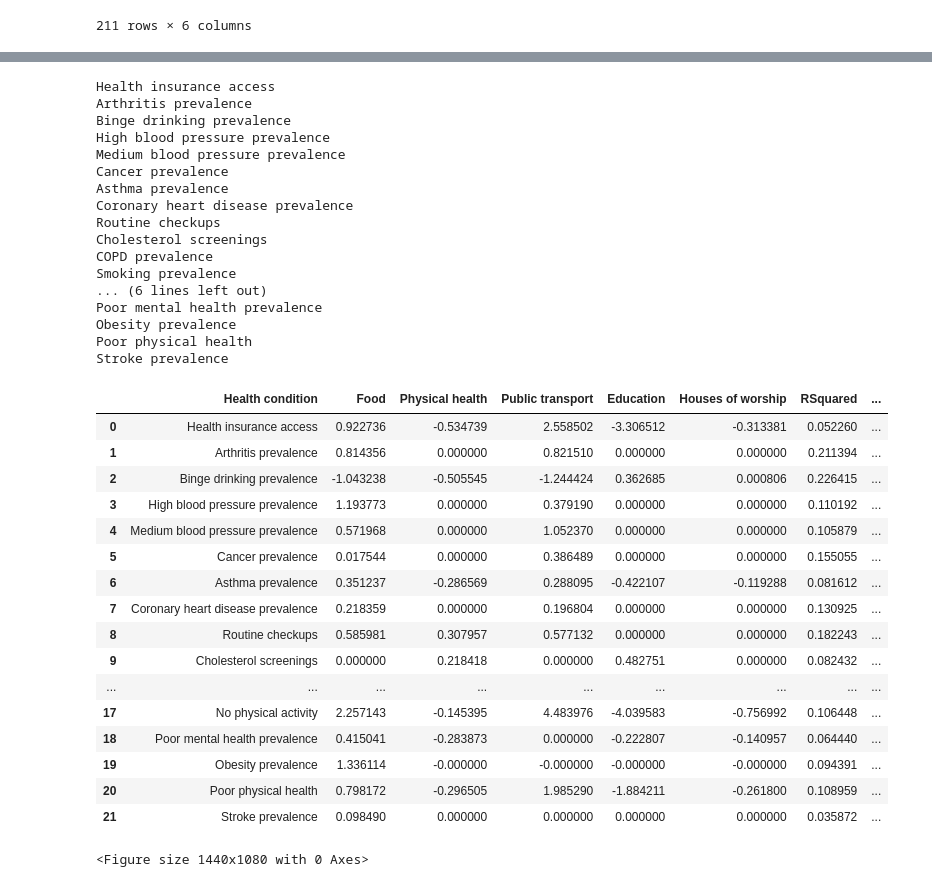
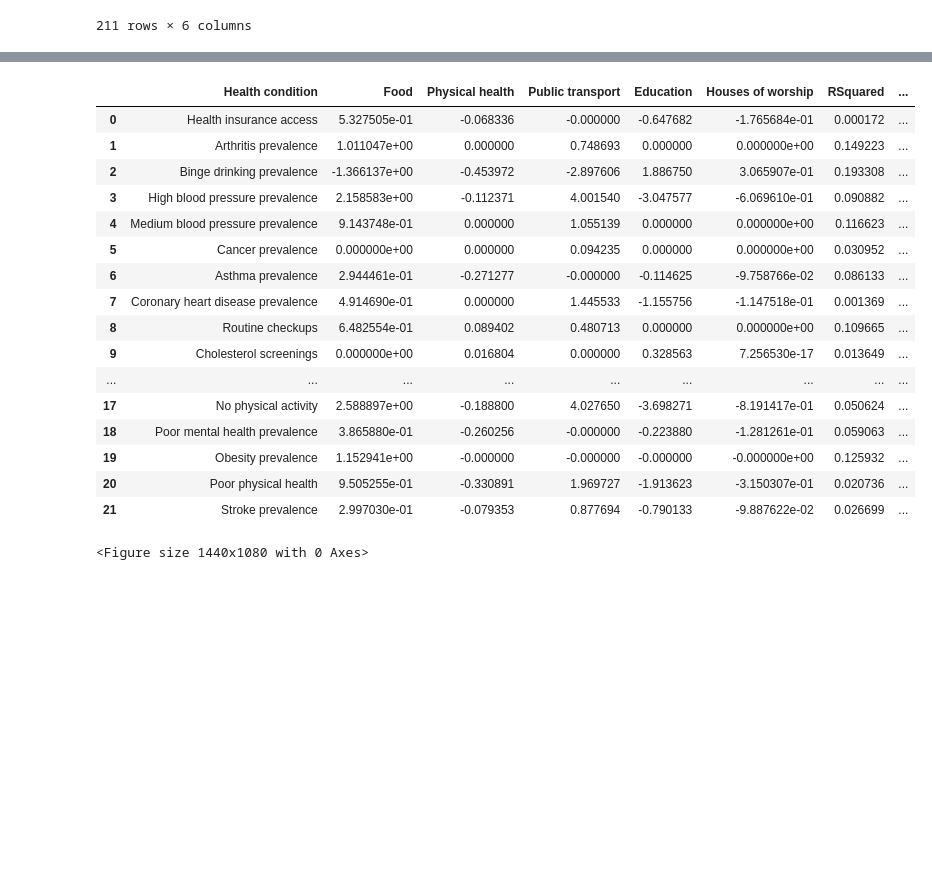
Before and after one commit to williamdwatson/cse6242_group_project, a Jupyter notebook: notebooks/ZTCA5 Data Aggregation and Regression.ipynb, the cells around one changed output, grey strips where cells are left out. Cells and saved outputs as stored; diff of their text form; code cells hidden in the pictures; blank space fills up the shorter version.

```diff
--- a/notebooks/ZTCA5 Data Aggregation and Regression.ipynb
+++ b/notebooks/ZTCA5 Data Aggregation and Regression.ipynb
@@ -199,69 +185,52 @@ for c in nyc_health.columns:
 
         X_train, X_test, y_train, y_test = train_test_split(xscale,
                                                     y,
-                                                    test_size=0.25,
+                                                    test_size=0.3,
                                                     random_state=42)
 
         #l1 ratio is from suggested values in ElasticNetCV documentation
         lasso_cv = LassoCV(cv = 5, normalize=True).fit(X_train,y_train)
 
         alpha = lasso_cv.alpha_
         alphas.append(alpha)
 
         regr = Lasso(alpha=alpha, normalize=True)  # Could try others, or other parameters?
         regr.fit(X_train, y_train.reshape(-1, 1))
 
         update_results(results, regr, i, X_test, y_test, name)
 
         predictions = regr.predict(X_test)
         y_train_pred = regr.predict(X_train)
-        mse_train = mean_squared_error(y_train, y_train_pred)
-        results.iat[i,6] = r2_score(y_train, y_train_pred)
+        mse_train = mean_squared_error(y_test, predictions)
+        results.iat[i,6] = r2_score(y_test, predictions)
         results.iat[i, 7] = mse_train
         #make_resid_plot(predictions, X_test, y_test, name, i)
 
         #residuals = y_test - predictions
         #make_qq_plot(residuals, X_test, y_test, name, i)
         #make_htsk_plot(residuals, predictions, name, i)
 
         i += 1
 
 #layout_resid_plot()
 #plt.savefig('plots/all_deserts/elasticnet_resid.png', transparent=False, dpi=300)
 results
 # %% [output]
+|  | Health condition | Food | Physical health | Public transport | Education | Houses of worship | RSquared | ... |
+| 0 | Health insurance access | 5.327505e-01 | -0.068336 | -0.000000 | -0.647682 | -1.765684e-01 | 0.000172 | ... |
+| 1 | Arthritis prevalence | 1.011047e+00 | 0.000000 | 0.748693 | 0.000000 | 0.000000e+00 | 0.149223 | ... |
+| 2 | Binge drinking prevalence | -1.366137e+00 | -0.453972 | -2.897606 | 1.886750 | 3.065907e-01 | 0.193308 | ... |
+| 3 | High blood pressure prevalence | 2.158583e+00 | -0.112371 | 4.001540 | -3.047577 | -6.069610e-01 | 0.090882 | ... |
+| 4 | Medium blood pressure prevalence | 9.143748e-01 | 0.000000 | 1.055139 | 0.000000 | 0.000000e+00 | 0.116623 | ... |
+| 5 | Cancer prevalence | 0.000000e+00 | 0.000000 | 0.094235 | 0.000000 | 0.000000e+00 | 0.030952 | ... |
+| 6 | Asthma prevalence | 2.944461e-01 | -0.271277 | -0.000000 | -0.114625 | -9.758766e-02 | 0.086133 | ... |
+| 7 | Coronary heart disease prevalence | 4.914690e-01 | 0.000000 | 1.445533 | -1.155756 | -1.147518e-01 | 0.001369 | ... |
+| 8 | Routine checkups | 6.482554e-01 | 0.089402 | 0.480713 | 0.000000 | 0.000000e+00 | 0.109665 | ... |
+| 9 | Cholesterol screenings | 0.000000e+00 | 0.016804 | 0.000000 | 0.328563 | 7.256530e-17 | 0.013649 | ... |
+| ... | ... | ... | ... | ... | ... | ... | ... | ... |
+| 17 | No physical activity | 2.588897e+00 | -0.188800 | 4.027650 | -3.698271 | -8.191417e-01 | 0.050624 | ... |
+| 18 | Poor mental health prevalence | 3.865880e-01 | -0.260256 | -0.000000 | -0.223880 | -1.281261e-01 | 0.059063 | ... |
+| 19 | Obesity prevalence | 1.152941e+00 | -0.000000 | -0.000000 | -0.000000 | -0.000000e+00 | 0.125932 | ... |
+| 20 | Poor physical health | 9.505255e-01 | -0.330891 | 1.969727 | -1.913623 | -3.150307e-01 | 0.020736 | ... |
+| 21 | Stroke prevalence | 2.997030e-01 | -0.079353 | 0.877694 | -0.790133 | -9.887622e-02 | 0.026699 | ... |
-Health insurance access
-Arthritis prevalence
-Binge drinking prevalence
-High blood pressure prevalence
-Medium blood pressure prevalence
-Cancer prevalence
-Asthma prevalence
-Coronary heart disease prevalence
-Routine checkups
-Cholesterol screenings
-COPD prevalence
-Smoking prevalence
-... (6 lines left out)
-Poor mental health prevalence
-Obesity prevalence
-Poor physical health
-Stroke prevalence
+<Figure size 1440x1080 with 0 Axes>
-|  | Health condition | Food | Physical health | Public transport | Education | Houses of worship | RSquared | ... |
-| 0 | Health insurance access | 0.922736 | -0.534739 | 2.558502 | -3.306512 | -0.313381 | 0.052260 | ... |
-| 1 | Arthritis prevalence | 0.814356 | 0.000000 | 0.821510 | 0.000000 | 0.000000 | 0.211394 | ... |
-| 2 | Binge drinking prevalence | -1.043238 | -0.505545 | -1.244424 | 0.362685 | 0.000806 | 0.226415 | ... |
-| 3 | High blood pressure prevalence | 1.193773 | 0.000000 | 0.379190 | 0.000000 | 0.000000 | 0.110192 | ... |
-| 4 | Medium blood pressure prevalence | 0.571968 | 0.000000 | 1.052370 | 0.000000 | 0.000000 | 0.105879 | ... |
-| 5 | Cancer prevalence | 0.017544 | 0.000000 | 0.386489 | 0.000000 | 0.000000 | 0.155055 | ... |
-| 6 | Asthma prevalence | 0.351237 | -0.286569 | 0.288095 | -0.422107 | -0.119288 | 0.081612 | ... |
-| 7 | Coronary heart disease prevalence | 0.218359 | 0.000000 | 0.196804 | 0.000000 | 0.000000 | 0.130925 | ... |
-| 8 | Routine checkups | 0.585981 | 0.307957 | 0.577132 | 0.000000 | 0.000000 | 0.182243 | ... |
-| 9 | Cholesterol screenings | 0.000000 | 0.218418 | 0.000000 | 0.482751 | 0.000000 | 0.082432 | ... |
-| ... | ... | ... | ... | ... | ... | ... | ... | ... |
-| 17 | No physical activity | 2.257143 | -0.145395 | 4.483976 | -4.039583 | -0.756992 | 0.106448 | ... |
-| 18 | Poor mental health prevalence | 0.415041 | -0.283873 | 0.000000 | -0.222807 | -0.140957 | 0.064440 | ... |
-| 19 | Obesity prevalence | 1.336114 | -0.000000 | -0.000000 | -0.000000 | -0.000000 | 0.094391 | ... |
-| 20 | Poor physical health | 0.798172 | -0.296505 | 1.985290 | -1.884211 | -0.261800 | 0.108959 | ... |
-| 21 | Stroke prevalence | 0.098490 | 0.000000 | 0.000000 | 0.000000 | 0.000000 | 0.035872 | ... |
-<Figure size 1440x1080 with 0 Axes>
```
Also changed, not shown: parts of 3 cells of this notebook.
